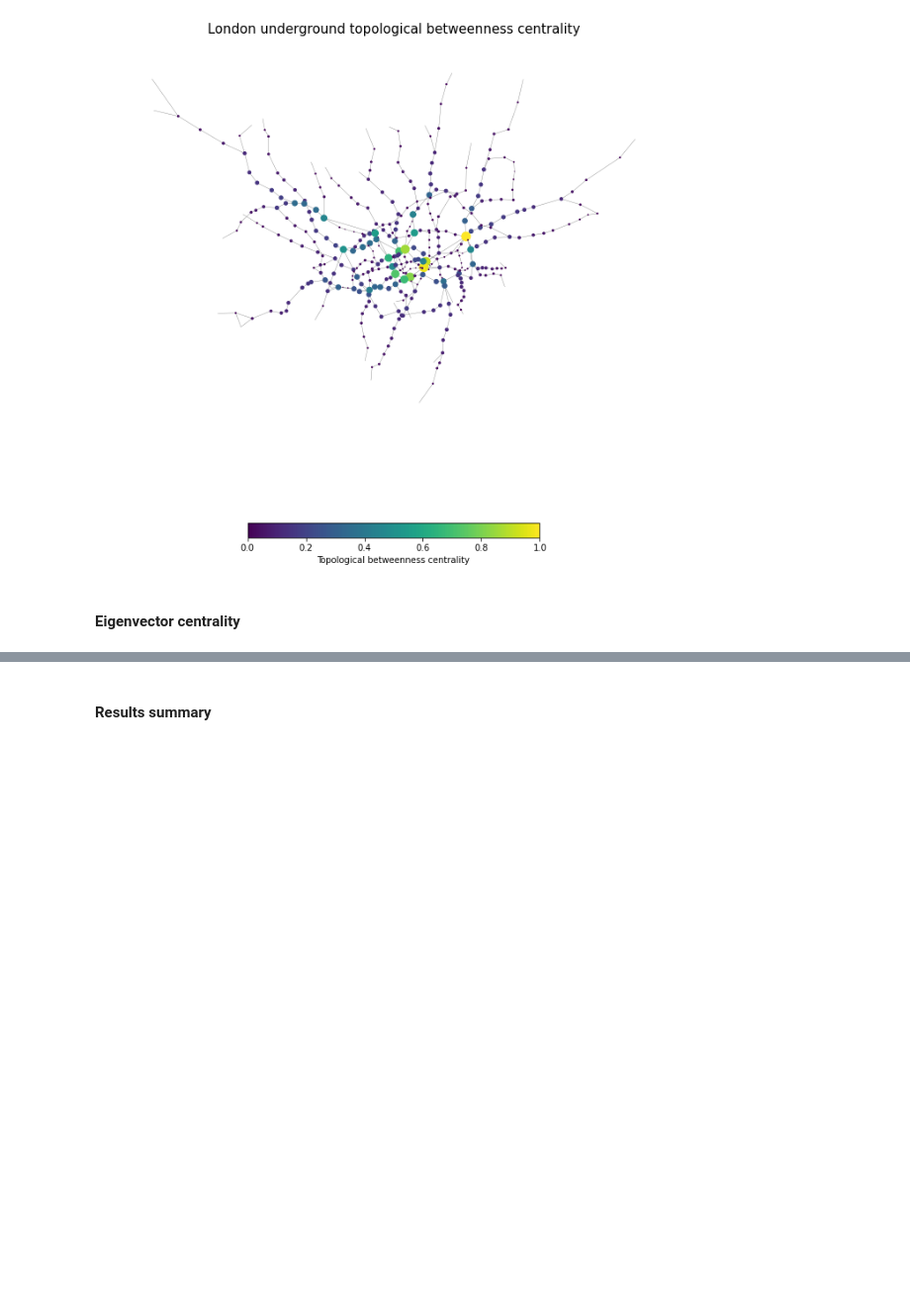
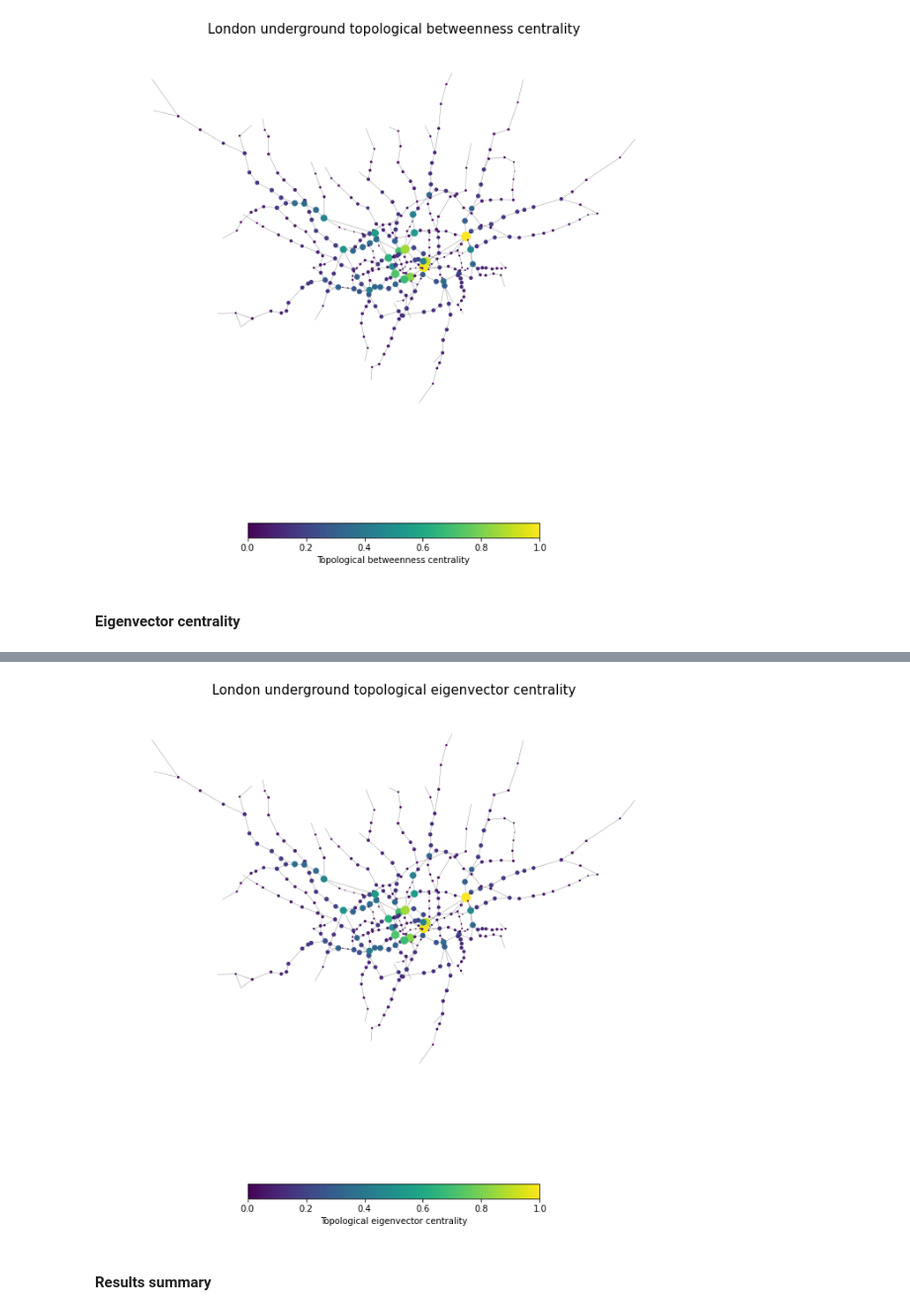
Before and after one commit to rpoandres/US_Assessment, a Jupyter notebook: US_Assessment.ipynb, the cells around one changed output, grey strips where cells are left out. Shown at 99% size. Cells and saved outputs as stored; diff of their text form; code cells hidden in the pictures; blank space fills up the shorter version.

```diff
--- a/US_Assessment.ipynb
+++ b/US_Assessment.ipynb
@@ -367,3 +381,22 @@ plt.show()
+# %%
+# Eigenvetor centrality
+eig_t_values=[(i[1]['eigenvector_t']) for i in G.nodes(data=True)]
+eig_t_color=[(i[1]['eigenvector_t']/max(eig_t_values)) for i in G.nodes(data=True)]
+eig_t_size=[(i[1]['eigenvector_t']/max(eig_t_values))*100 for i in G.nodes(data=True)]
+
+# Plot graph
+fig, ax = plt.subplots(figsize=(12,12))
+
+nx.draw_networkx_edges(G, pos,edge_color='gray', width=0.4)
+
+nod=nx.draw_networkx_nodes(G, pos = pos, node_color= eig_t_color, node_size= eig_t_size)
+
+plt.colorbar(nod,label="Topological eigenvector centrality",orientation="horizontal", shrink=0.5)
+plt.axis("off")
+plt.title("London underground topological eigenvector centrality",fontsize=15)
+plt.show()
+# %% [output]
+[figure, added]
 # %% [markdown]
 #### Results summary
 # %%
```
Also changed, not shown: parts of 5 cells of this notebook.
